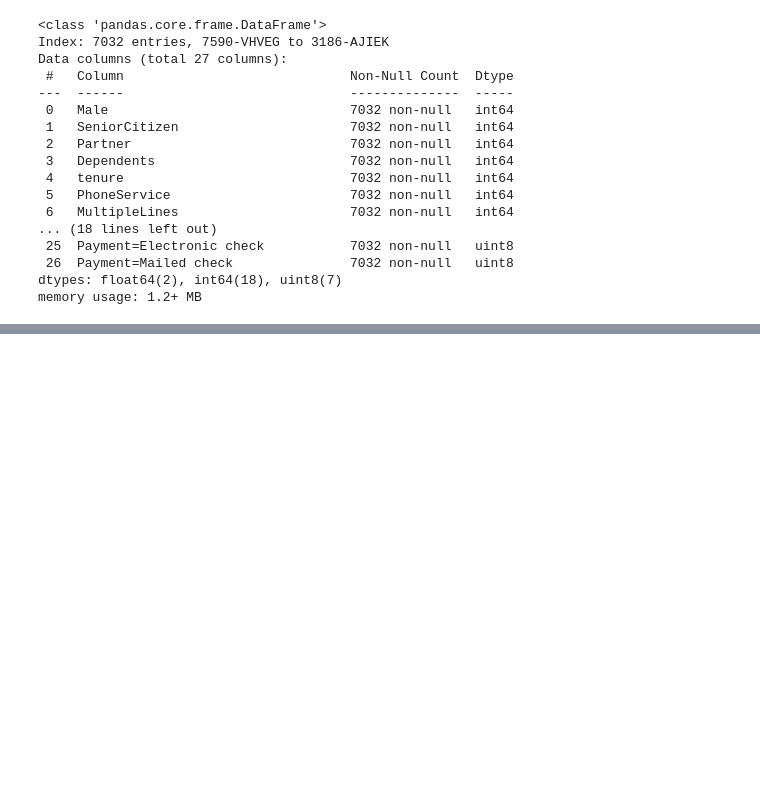
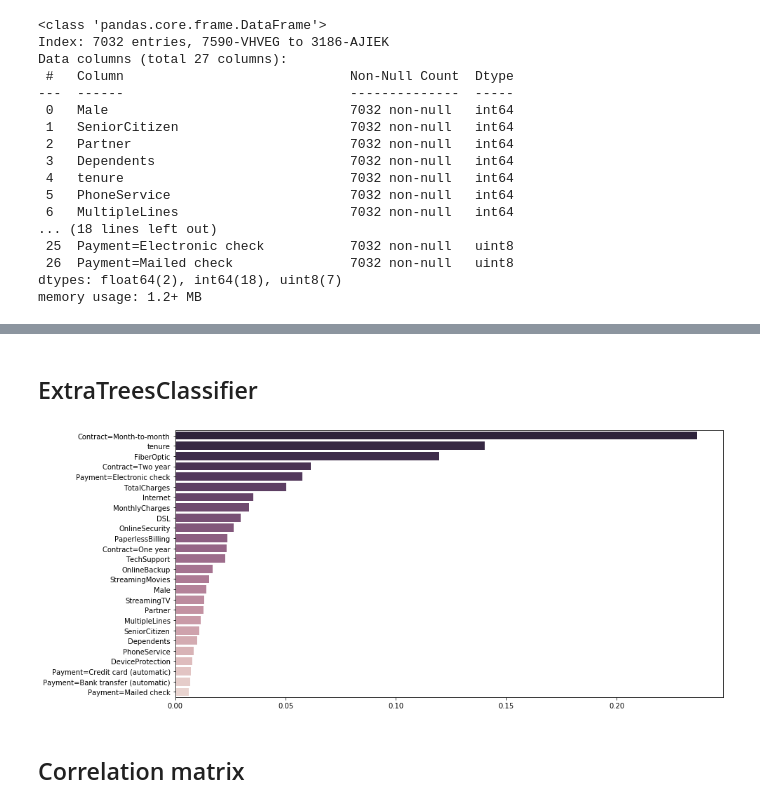
Before and after one commit to wvmrtn/data-science-in-practice, a Jupyter notebook: PS2/PS2.ipynb, the cells around one changed output, grey strips where cells are left out. Saved outputs shown, nothing was run; the diff lists cells and outputs as text; code cells hidden in the pictures; blank space fills up the shorter version.

```diff
--- a/PS2/PS2.ipynb
+++ b/PS2/PS2.ipynb
@@ -127,0 +158,17 @@ memory usage: 1.2+ MB
+# %% [markdown]
+## ExtraTreesClassifier
+# %%
+# use the extra trees classifire from sklearn
+selector_trees = ExtraTreesClassifier(criterion = 'gini', min_samples_leaf = 10)
+selector_trees.fit(X, y['Churn'])
+features_trees = pd.Series(data = selector_trees.feature_importances_, index = X.columns)
+features_trees_sorted = features_trees.sort_values(ascending = False)
+# %%
+# show features from best to worst
+fig, ax = plt.subplots(figsize = (14, 7))
+_ = sns.barplot(y = features_trees_sorted.index, x = features_trees_sorted.values, orient = 'h', ax = ax,
+                palette = sns.cubehelix_palette(len(features_kbest), reverse = True))
+# %% [output]
+[figure, added]
+# %% [markdown]
+## Correlation matrix
```
Also changed, not shown: parts of 13 cells of this notebook.
